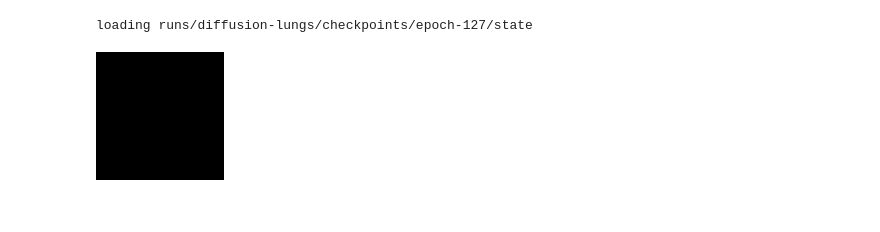
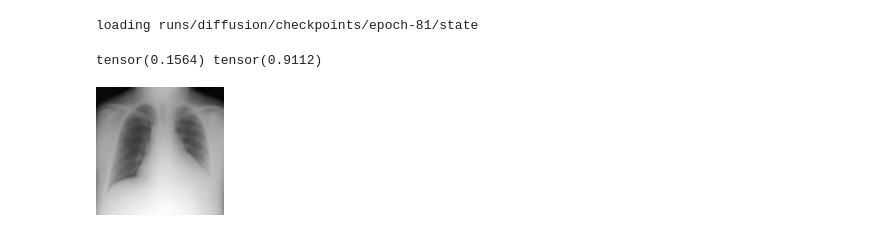
Before and after one commit to Kemsekov/Image-Diffusion, a Jupyter notebook: diffusion.ipynb, the cells around one changed output. Saved outputs shown, nothing was run; the diff lists cells and outputs as text; code cells hidden in the pictures.

```diff
--- a/diffusion.ipynb
+++ b/diffusion.ipynb
@@ -334,13 +433,18 @@ Interrupt training
 # %%
 diff = torch.jit.load(os.path.join(path,'model.pt'))
-diff=load_checkpoint(diff,path,0)
+diff=load_checkpoint(diff,path,-1)
 # diff=load_last_checkpoint(diff,path)
 diff=diff.eval().cuda().float()
 # %% [output]
-loading runs/diffusion-lungs/checkpoints/epoch-127/state
+loading runs/diffusion/checkpoints/epoch-81/state
 # %%
-inference_timesteps = 32
-pred = sample(diff,(1,in_channels,IM_SIZE,IM_SIZE),128,inference_timesteps).cpu().sigmoid()
+inference_timesteps = 64
+# torch.random.manual_seed(1)
+pred = sample(diff,(1,in_channels,128,128),128,inference_timesteps,regenerate_noise=True,normalize_pred=True).cpu()#.sigmoid()
+print(pred.mean(),pred.std())
+pred-=pred.min()
+pred/=pred.max()
 T.ToPILImage()(pred[0])
 # %% [output]
+tensor(0.1564) tensor(0.9112)
-[figure, old version]
+[figure, new version]
```
Also changed, not shown: parts of 5 cells of this notebook, 1 other file.
